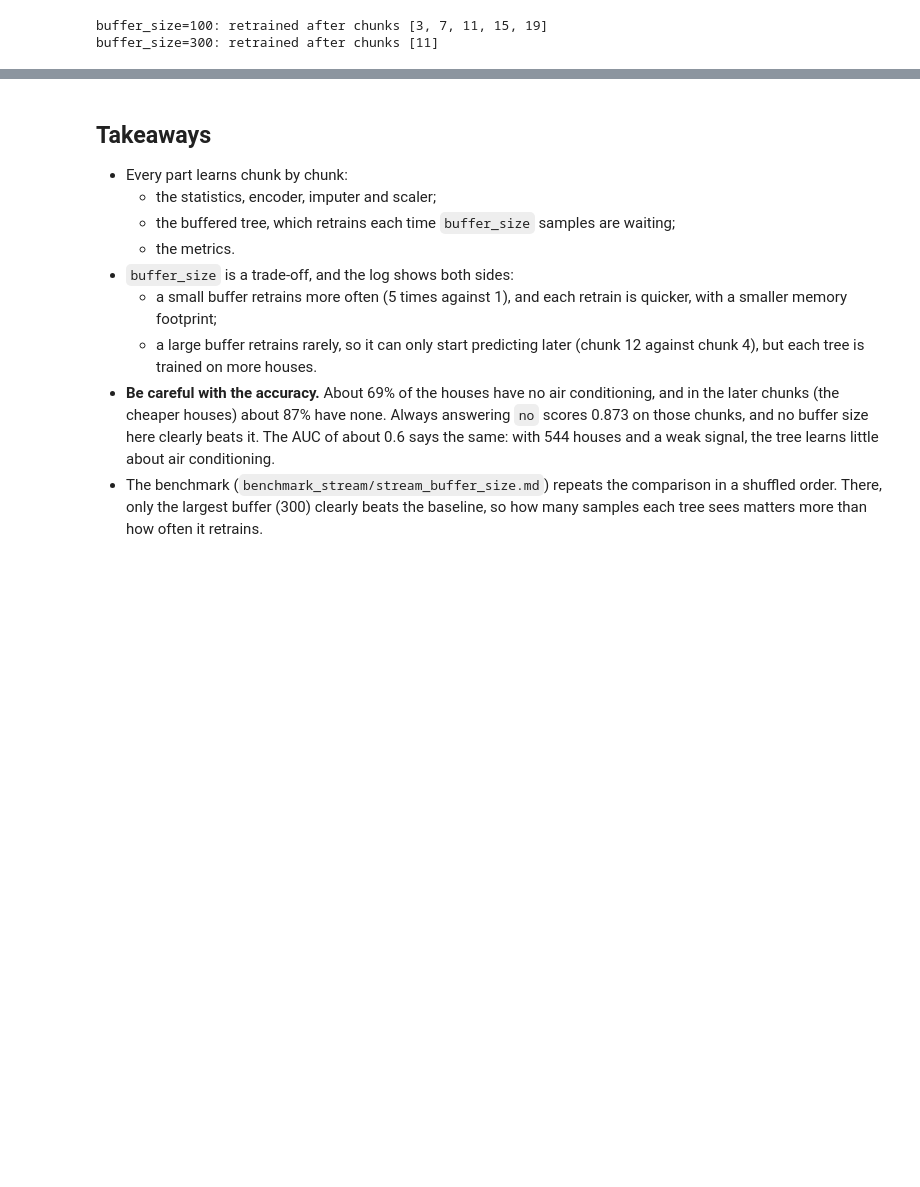
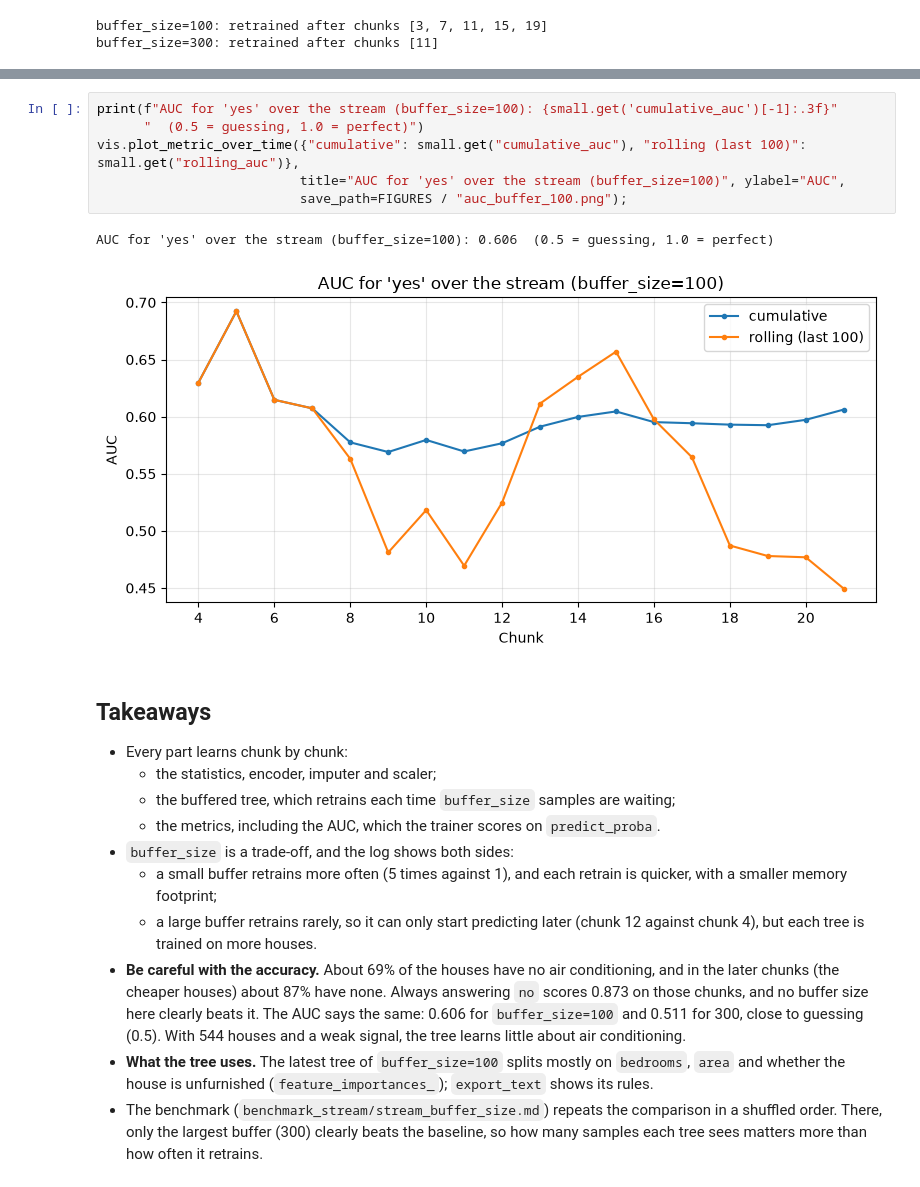
Before and after one commit to Cyriloo7/2650_COMP_5004_2_Assignment-2.1-Programming-Task-1-group-Beta, a Jupyter notebook: demo_stream/stream_demo.ipynb, the cells around one changed output, grey strips where cells are left out. Drawn from its saved outputs; the diff is of its cells as text; blank space fills up the shorter version.

```diff
--- a/demo_stream/stream_demo.ipynb
+++ b/demo_stream/stream_demo.ipynb
@@ -228,11 +257,21 @@ AUC for 'yes' over the stream: 0.606  (0.5 = guessing, 1.0 = perfect)
+# %%
+print(f"AUC for 'yes' over the stream (buffer_size=100): {small.get('cumulative_auc')[-1]:.3f}"
+      "  (0.5 = guessing, 1.0 = perfect)")
+vis.plot_metric_over_time({"cumulative": small.get("cumulative_auc"), "rolling (last 100)": small.get("rolling_auc")},
+                          title="AUC for 'yes' over the stream (buffer_size=100)", ylabel="AUC",
+                          save_path=FIGURES / "auc_buffer_100.png");
+# %% [output]
+AUC for 'yes' over the stream (buffer_size=100): 0.606  (0.5 = guessing, 1.0 = perfect)
+[figure, added]
 # %% [markdown]
 ## Takeaways
 * Every part learns chunk by chunk:
   * the statistics, encoder, imputer and scaler;
   * the buffered tree, which retrains each time `buffer_size` samples are waiting;
-  * the metrics.
+  * the metrics, including the AUC, which the trainer scores on `predict_proba`.
 * `buffer_size` is a trade-off, and the log shows both sides:
   * a small buffer retrains more often (5 times against 1), and each retrain is quicker, with a smaller memory footprint;
   * a large buffer retrains rarely, so it can only start predicting later (chunk 12 against chunk 4), but each tree is trained on more houses.
-* **Be careful with the accuracy.** About 69% of the houses have no air conditioning, and in the later chunks (the cheaper houses) about 87% have none. Always answering `no` scores 0.873 on those chunks, and no buffer size here clearly beats it. The AUC of about 0.6 says the same: with 544 houses and a weak signal, the tree learns little about air conditioning.
+* **Be careful with the accuracy.** About 69% of the houses have no air conditioning, and in the later chunks (the cheaper houses) about 87% have none. Always answering `no` scores 0.873 on those chunks, and no buffer size here clearly beats it. The AUC says the same: 0.606 for `buffer_size=100` and 0.511 for 300, close to guessing (0.5). With 544 houses and a weak signal, the tree learns little about air conditioning.
+* **What the tree uses.** The latest tree of `buffer_size=100` splits mostly on `bedrooms`, `area` and whether the house is unfurnished (`feature_importances_`); `export_text` shows its rules.
 * The benchmark (`benchmark_stream/stream_buffer_size.md`) repeats the comparison in a shuffled order. There, only the largest buffer (300) clearly beats the baseline, so how many samples each tree sees matters more than how often it retrains.
```
Also changed, not shown: parts of 17 cells of this notebook, 32 other files.
